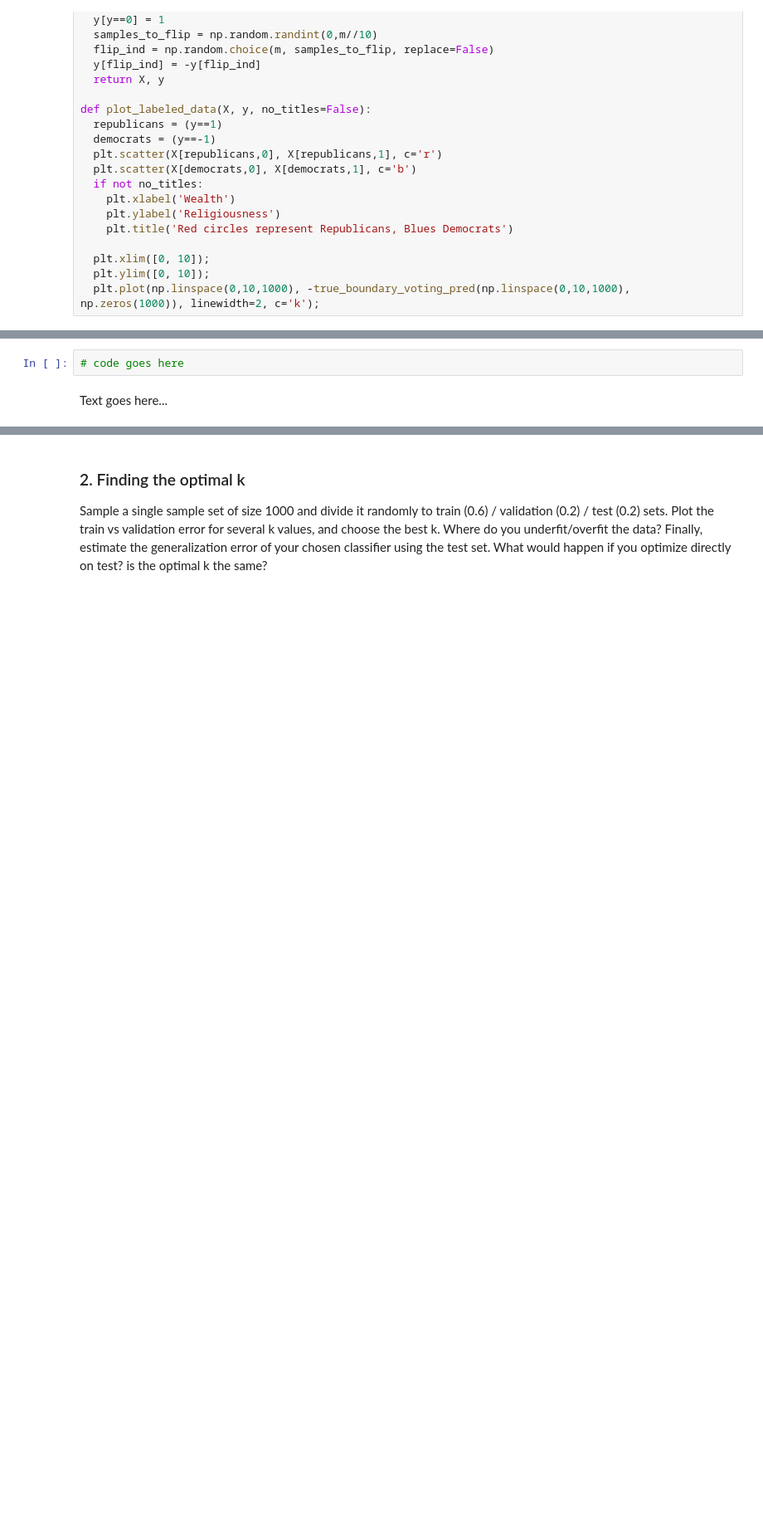
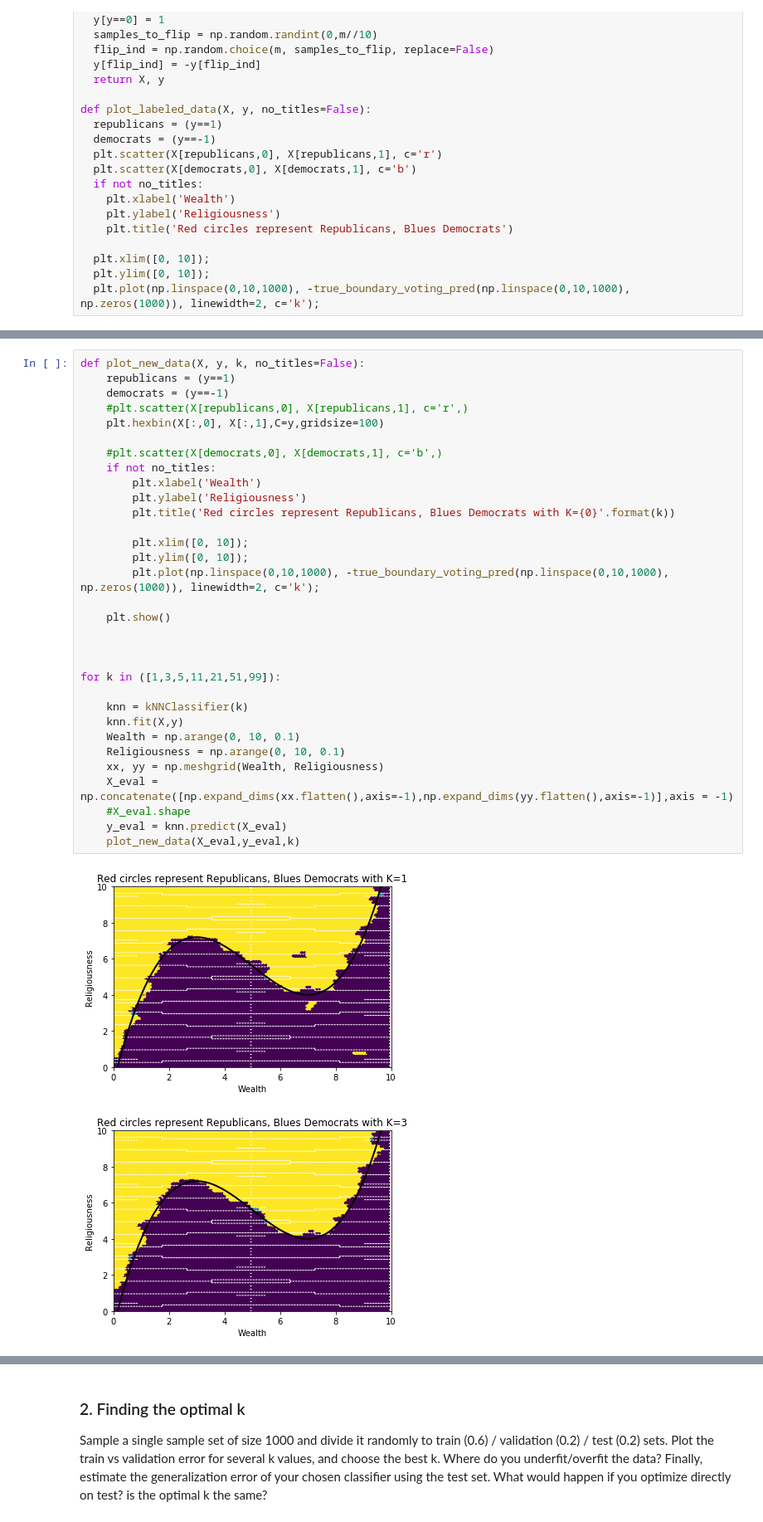
Before and after one commit to gald1017/Supervised-Learning-, a Jupyter notebook: WEEK 1/intro_ml_knn_exercise.ipynb, the cells around one changed output, grey strips where cells are left out. Shown at 83% size. Drawn from its saved outputs; the diff is of its cells as text; blank space fills up the shorter version.

```diff
--- a/WEEK 1/intro_ml_knn_exercise.ipynb
+++ b/WEEK 1/intro_ml_knn_exercise.ipynb
@@ -117,7 +145,38 @@ Answer the following questions:
 
 * Bonus for nurdes:
 Use interactive slider for k to see the effect [see [interact](https://ipywidgets.readthedocs.io/en/stable/examples/Using%20Interact.html)]
-# %%
-# code goes here
-# %% [markdown]
-Text goes here...
+# %%
+def plot_new_data(X, y, k, no_titles=False):
+    republicans = (y==1)
+    democrats = (y==-1)
+    #plt.scatter(X[republicans,0], X[republicans,1], c='r',)
+    plt.hexbin(X[:,0], X[:,1],C=y,gridsize=100)
+
+    #plt.scatter(X[democrats,0], X[democrats,1], c='b',)
+    if not no_titles:
+        plt.xlabel('Wealth')
+        plt.ylabel('Religiousness')
+        plt.title('Red circles represent Republicans, Blues Democrats with K={0}'.format(k))
+
+        plt.xlim([0, 10]);
+        plt.ylim([0, 10]);
+        plt.plot(np.linspace(0,10,1000), -true_boundary_voting_pred(np.linspace(0,10,1000), np.zeros(1000)), linewidth=2, c='k');
+
+    plt.show()
+
+
+
+for k in ([1,3,5,11,21,51,99]):
+
+    knn = kNNClassifier(k)
+    knn.fit(X,y)
+    Wealth = np.arange(0, 10, 0.1)
+    Religiousness = np.arange(0, 10, 0.1)
+    xx, yy = np.meshgrid(Wealth, Religiousness)
+    X_eval = np.concatenate([np.expand_dims(xx.flatten(),axis=-1),np.expand_dims(yy.flatten(),axis=-1)],axis = -1)
+    #X_eval.shape
+    y_eval = knn.predict(X_eval)
+    plot_new_data(X_eval,y_eval,k)
+# %% [output]
+[figure, added]
+[figure, added]
```
Also changed, not shown: parts of 28 cells of this notebook, 4 other files.
